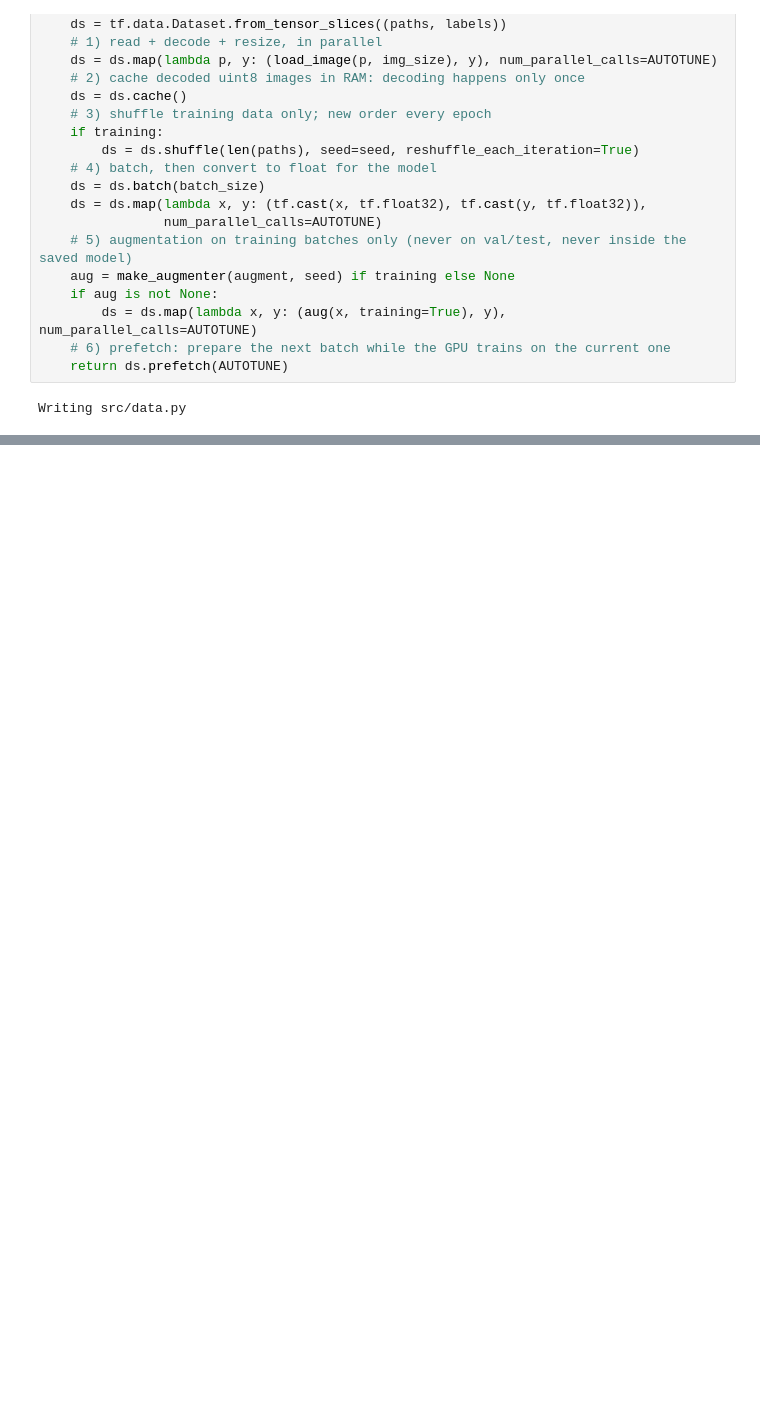
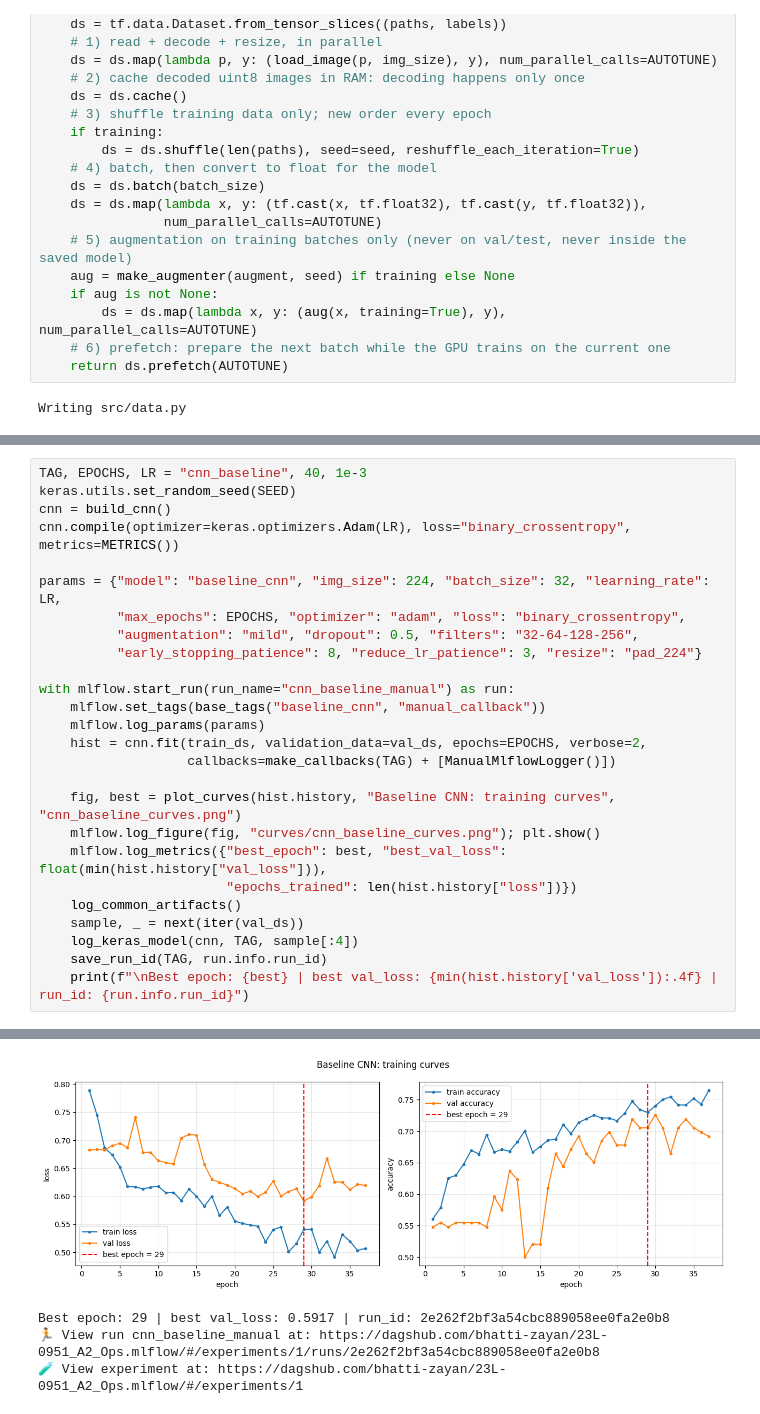
Before and after one commit to bhatti-zayan/23L-0951_A2_Ops, a Jupyter notebook: notebooks/03_training.ipynb, the cells around one changed output, grey strips where cells are left out. Saved outputs shown, nothing was run; the diff lists cells and outputs as text; blank space fills up the shorter version.

Commit message:
Step 11: baseline CNN with callbacks + manual MLflow logging (2.2, 2.4, 3.3)

```diff
--- a/notebooks/03_training.ipynb
+++ b/notebooks/03_training.ipynb
@@ -255,0 +416,27 @@ plt.show()
+# %%
+TAG, EPOCHS, LR = "cnn_baseline", 40, 1e-3
+keras.utils.set_random_seed(SEED)
+cnn = build_cnn()
+cnn.compile(optimizer=keras.optimizers.Adam(LR), loss="binary_crossentropy", metrics=METRICS())
+
+params = {"model": "baseline_cnn", "img_size": 224, "batch_size": 32, "learning_rate": LR,
+          "max_epochs": EPOCHS, "optimizer": "adam", "loss": "binary_crossentropy",
+          "augmentation": "mild", "dropout": 0.5, "filters": "32-64-128-256",
+          "early_stopping_patience": 8, "reduce_lr_patience": 3, "resize": "pad_224"}
+
+with mlflow.start_run(run_name="cnn_baseline_manual") as run:
+    mlflow.set_tags(base_tags("baseline_cnn", "manual_callback"))
+    mlflow.log_params(params)
+    hist = cnn.fit(train_ds, validation_data=val_ds, epochs=EPOCHS, verbose=2,
+                   callbacks=make_callbacks(TAG) + [ManualMlflowLogger()])
+
+    fig, best = plot_curves(hist.history, "Baseline CNN: training curves", "cnn_baseline_curves.png")
+    mlflow.log_figure(fig, "curves/cnn_baseline_curves.png"); plt.show()
+    mlflow.log_metrics({"best_epoch": best, "best_val_loss": float(min(hist.history["val_loss"])),
+                        "epochs_trained": len(hist.history["loss"])})
+    log_common_artifacts()
+    sample, _ = next(iter(val_ds))
+    log_keras_model(cnn, TAG, sample[:4])
+    save_run_id(TAG, run.info.run_id)
+    print(f"\nBest epoch: {best} | best val_loss: {min(hist.history['val_loss']):.4f} | run_id: {run.info.run_id}")
+# %% [output]
@@ -255,0 +460,4 @@ plt.show()
+[figure, added]
+Best epoch: 29 | best val_loss: 0.5917 | run_id: 2e262f2bf3a54cbc889058ee0fa2e0b8
+🏃 View run cnn_baseline_manual at: https://dagshub.com/bhatti-zayan/23L-0951_A2_Ops.mlflow/#/experiments/1/runs/2e262f2bf3a54cbc889058ee0fa2e0b8
+🧪 View experiment at: https://dagshub.com/bhatti-zayan/23L-0951_A2_Ops.mlflow/#/experiments/1
```
Also changed, not shown: parts of 7 cells of this notebook, 3 other files.
